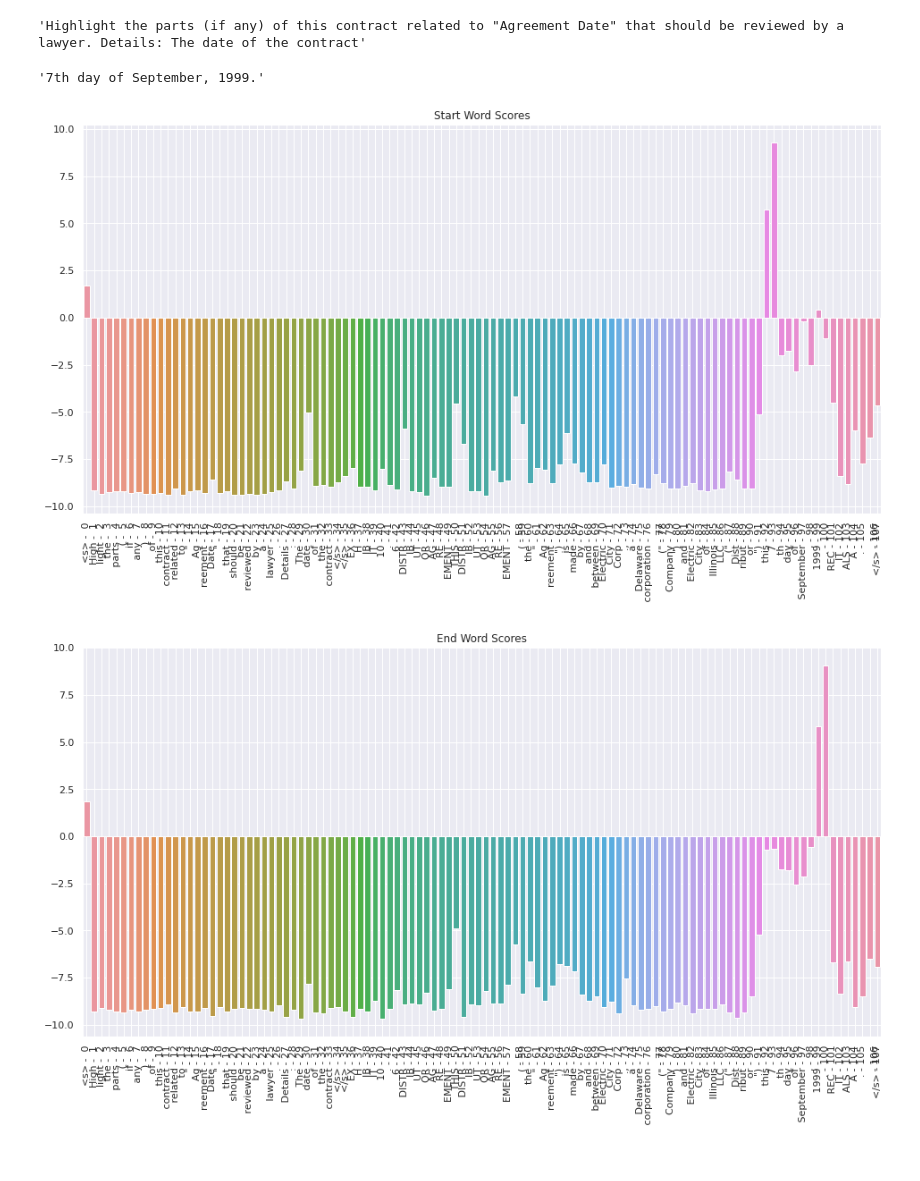
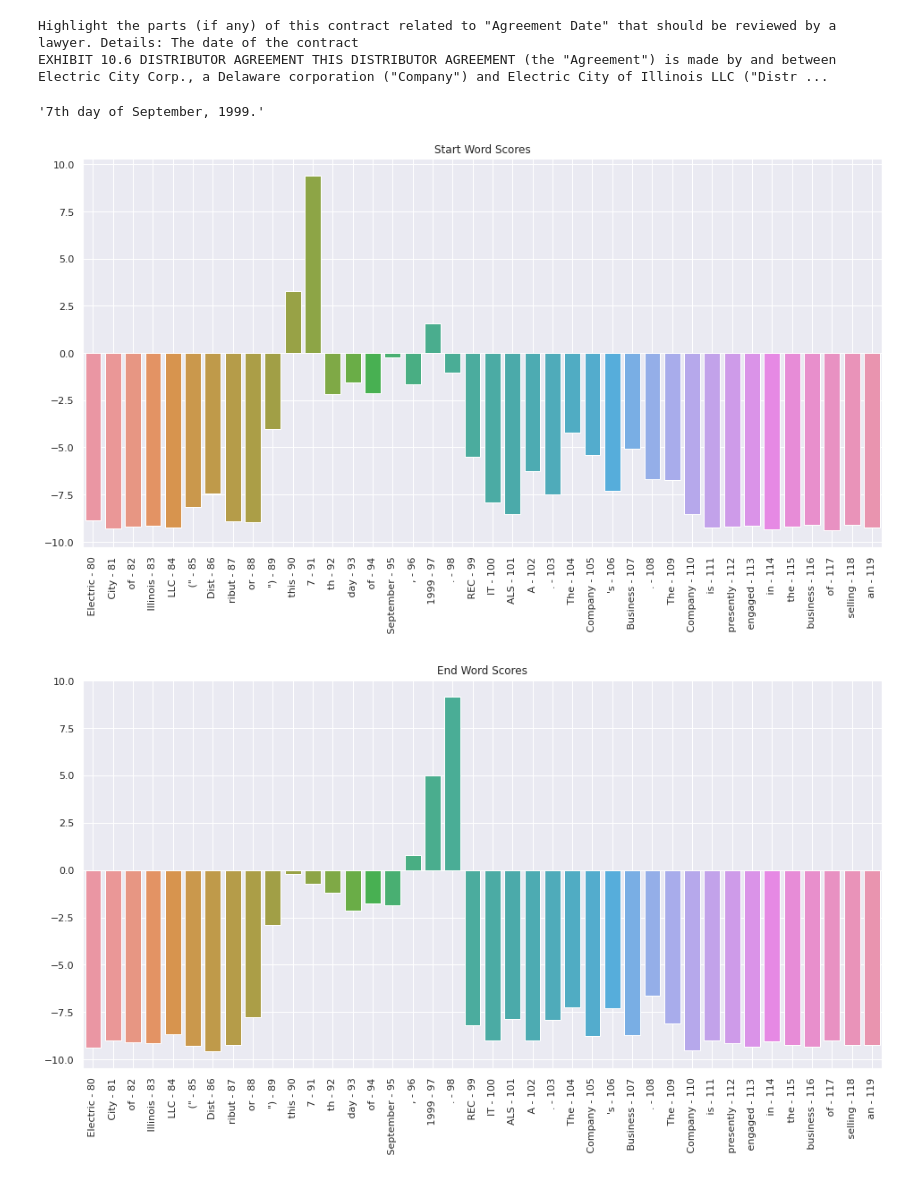
Before and after one commit to marshmellow77/cuad-demo, a Jupyter notebook: 2_loading_model.ipynb, the cells around one changed output. Drawn from its saved outputs; the diff is of its cells as text; code cells hidden in the pictures.

```diff
--- a/2_loading_model.ipynb
+++ b/2_loading_model.ipynb
@@ -10,20 +10,17 @@ import json
 with open('./cuad-data/data/CUADv1.json') as json_file:
     data = json.load(json_file)
 # %%
-data['data'][0]['paragraphs'][0]['qas'][2]['question']
+question = data['data'][0]['paragraphs'][0]['qas'][2]['question']
+paragraph = ' '.join(data['data'][0]['paragraphs'][0]['context'].split()[:100])
+print(question)
+print(paragraph)
 # %% [output]
-'Highlight the parts (if any) of this contract related to "Agreement Date" that should be reviewed by a lawyer. Details: The date of the contract'
+Highlight the parts (if any) of this contract related to "Agreement Date" that should be reviewed by a lawyer. Details: The date of the contract
+EXHIBIT 10.6 DISTRIBUTOR AGREEMENT THIS DISTRIBUTOR AGREEMENT (the "Agreement") is made by and between Electric City Corp., a Delaware corporation ("Company") and Electric City of Illinois LLC ("Distr ...
 # %%
-question = data['data'][0]['paragraphs'][0]['qas'][2]['question']
-
-paragraph = '''EXHIBIT 10.6 DISTRIBUTOR AGREEMENT THIS DISTRIBUTOR AGREEMENT
-(the "Agreement") is made by and between Electric City Corp., a Delaware corporation
-("Company") and Electric City of Illinois LLC ("Distributor") this 7th day of September, 1999. RECITALS A.
-'''
-
 encoding = tokenizer.encode_plus(text=question, text_pair=paragraph)
 inputs = encoding['input_ids']
-
+tokens = tokenizer.convert_ids_to_tokens(inputs)
 outputs = model(input_ids=torch.tensor([inputs]))
 
 start_scores = outputs.start_logits
@@ -41,38 +38,38 @@ import seaborn as sns
 
 # Use plot styling from seaborn.
 sns.set(style='darkgrid')
 
 # Increase the plot size and font size.
 #sns.set(font_scale=1.5)
 plt.rcParams["figure.figsize"] = (16,8)
 
 # Pull the scores out of PyTorch Tensors and convert them to 1D numpy arrays.
 s_scores = start_scores.detach().numpy().flatten()
 e_scores = end_scores.detach().numpy().flatten()
 
 # We'll use the tokens as the x-axis labels. In order to do that, they all need
 # to be unique, so we'll add the token index to the end of each one.
 token_labels = []
 for (i, token) in enumerate(tokens):
     token_labels.append('{:} - {:>2}'.format(tokenizer.convert_tokens_to_string(token), i))
 
 # Create a barplot showing the start word score for all of the tokens.
-ax = sns.barplot(x=token_labels, y=s_scores, ci=None)
+ax = sns.barplot(x=token_labels[80:120], y=s_scores[80:120], ci=None)
 
 # Turn the xlabels vertical.
 ax.set_xticklabels(ax.get_xticklabels(), rotation=90, ha="center")
 
 # Turn on the vertical grid to help align words to scores.
 ax.grid(True)
 
 plt.title('Start Word Scores')
 
 plt.show()
 # %% [output]
-[figure, old version]
+[figure, new version]
 # %%
 # Create a barplot showing the end word score for all of the tokens.
-ax = sns.barplot(x=token_labels, y=e_scores, ci=None)
+ax = sns.barplot(x=token_labels[80:120], y=e_scores[80:120], ci=None)
 
 # Turn the xlabels vertical.
 ax.set_xticklabels(ax.get_xticklabels(), rotation=90, ha="center")
@@ -84,4 +81,4 @@ plt.title('End Word Scores')
 
 plt.show()
 # %% [output]
-[figure, old version]
+[figure, new version]
```
Also changed, not shown: 1 other file.
